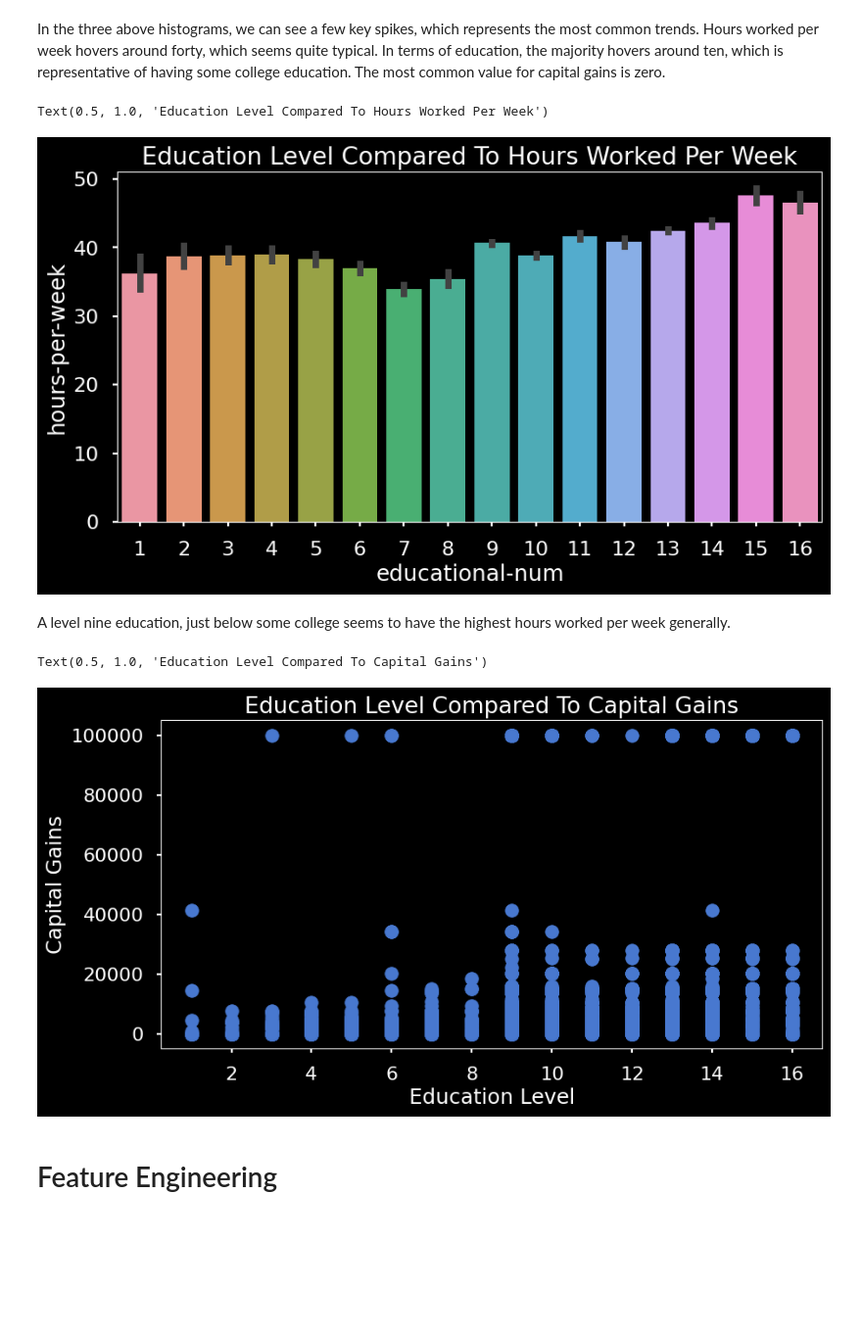
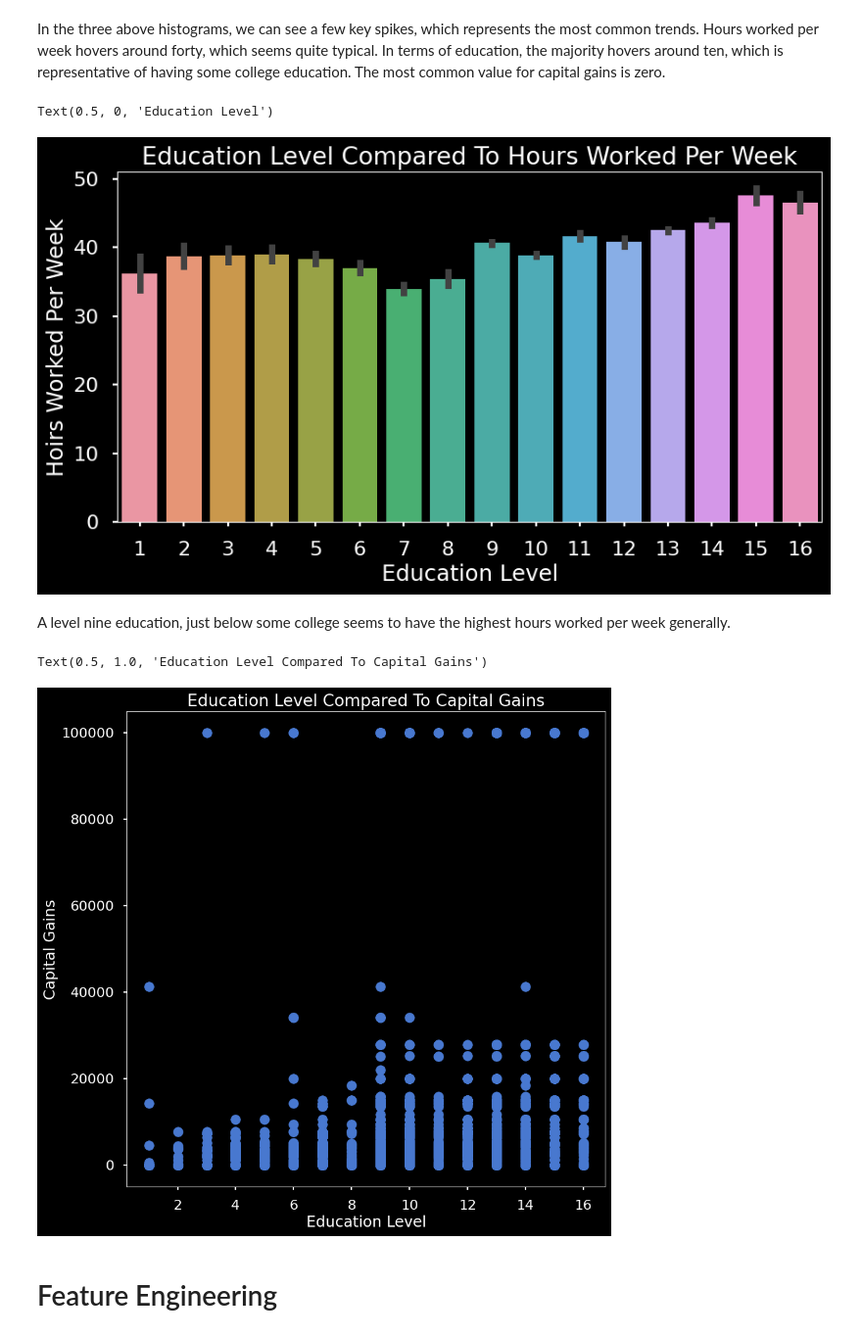
Before and after one commit to JamisonHunter/Adult-Income-Prediction, a Jupyter notebook: adult_income_prediction_j_hunter.ipynb, the cells around one changed output. Shown at 98% size. Cells and saved outputs as stored; diff of their text form; code cells hidden in the pictures; blank space fills up the shorter version.

```diff
--- a/adult_income_prediction_j_hunter.ipynb
+++ b/adult_income_prediction_j_hunter.ipynb
@@ -340,22 +340,24 @@ In the three above histograms, we can see a few key spikes, which represents the
 fig, ax = plt.subplots(figsize=(10,5))
 ax = sns.barplot(x="educational-num", y="hours-per-week", data = df)
 ax.set_title("Education Level Compared To Hours Worked Per Week")
+ax.set_ylabel("Hoirs Worked Per Week")
+ax.set_xlabel("Education Level")
 # %% [output]
-Text(0.5, 1.0, 'Education Level Compared To Hours Worked Per Week')
+Text(0.5, 0, 'Education Level')
-[figure, old version]
+[figure, new version]
 # %% [markdown]
 A level nine education, just below some college seems to have the highest hours worked per week generally.
 # %%
 capital = df["capital-gain"].values
 education = df["educational-num"].values
 
-fig, ax = plt.subplots(figsize=(10,5))
+fig, ax = plt.subplots(figsize=(10,10))
 ax.scatter(education, capital);
 ax.set(xlabel='Education Level', ylabel='Capital Gains');
 ax.set_title("Education Level Compared To Capital Gains")
 # %% [output]
 Text(0.5, 1.0, 'Education Level Compared To Capital Gains')
-[figure, old version]
+[figure, new version]
 # %% [markdown]
 # Feature Engineering
 # %%
```
Also changed, not shown: parts of 5 cells of this notebook.
